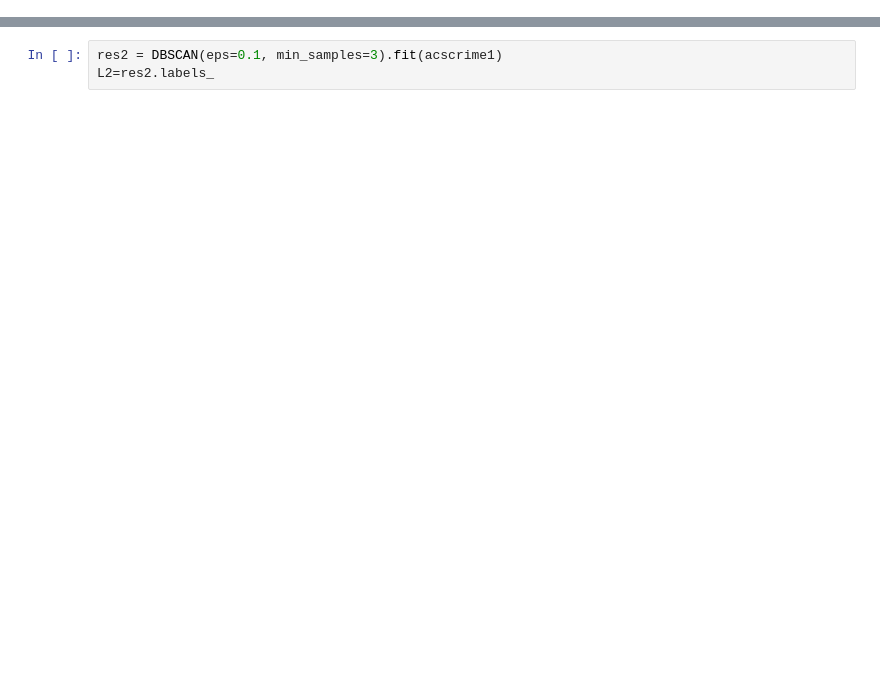
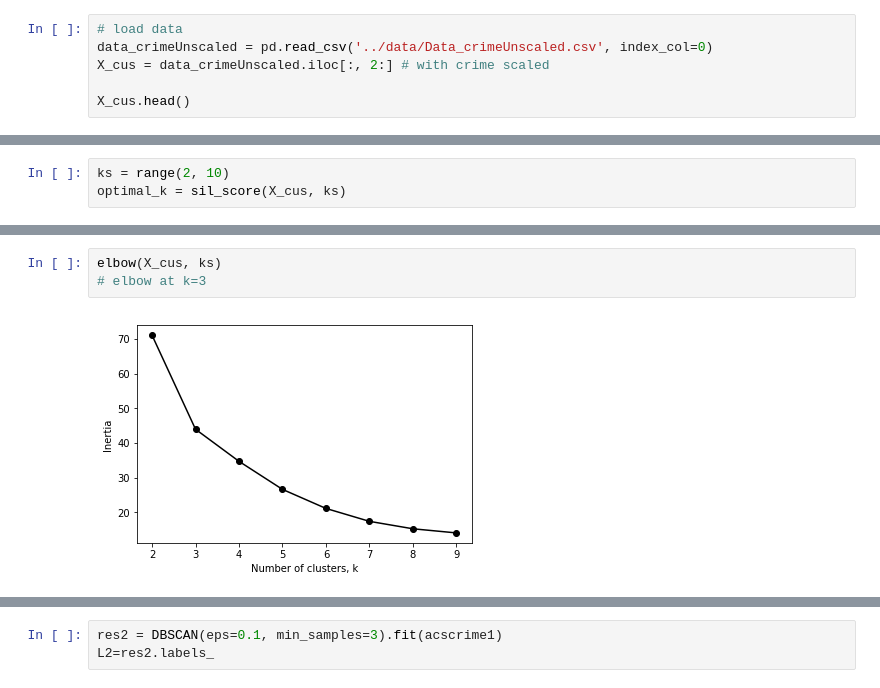
Before and after one commit to leonaisabelle/CUSP-ADS-Project, a Jupyter notebook: modelling_notebooks/Clustering.ipynb, the cells around one changed output, grey strips where cells are left out. Drawn from its saved outputs; the diff is of its cells as text; blank space fills up the shorter version.

```diff
--- a/modelling_notebooks/Clustering.ipynb
+++ b/modelling_notebooks/Clustering.ipynb
@@ -904,0 +114,6 @@ For n_clusters = 8 The average silhouette_score is : 0.3828071750672401
+# %%
+# load data
+data_crimeUnscaled = pd.read_csv('../data/Data_crimeUnscaled.csv', index_col=0)
+X_cus = data_crimeUnscaled.iloc[:, 2:] # with crime scaled
+
+X_cus.head()
@@ -904,0 +128,3 @@ For n_clusters = 8 The average silhouette_score is : 0.3828071750672401
+# %%
+ks = range(2, 10)
+optimal_k = sil_score(X_cus, ks)
@@ -904,0 +142,5 @@ For n_clusters = 8 The average silhouette_score is : 0.3828071750672401
+# %%
+elbow(X_cus, ks)
+# elbow at k=3
+# %% [output]
+[figure, added]
```
Also changed, not shown: parts of 133 cells of this notebook.
